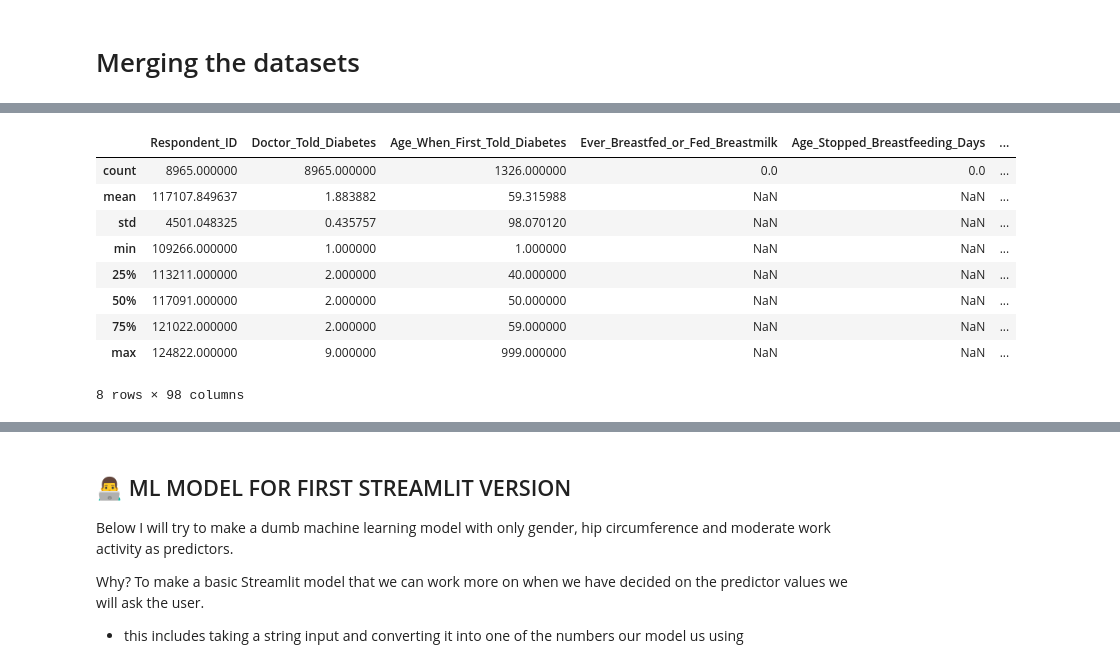
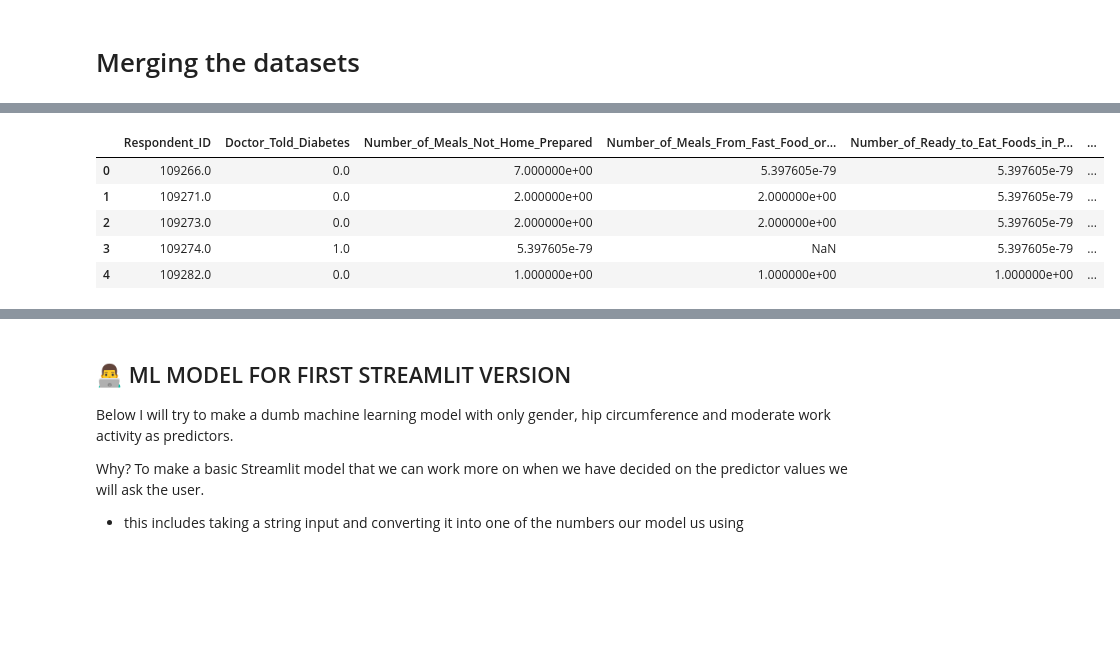
Before and after one commit to Myokom/MDST_Project, a Jupyter notebook: Diabetes.ipynb, the cells around one changed output, grey strips where cells are left out. Drawn from its saved outputs; the diff is of its cells as text; code cells hidden in the pictures; blank space fills up the shorter version.

Commit message:
Working on the prediction model, mostly picking columns in prep for creating new ML models

```diff
--- a/Diabetes.ipynb
+++ b/Diabetes.ipynb
@@ -264,9 +257,37 @@ df_diabetes = df_diabetes[columns_to_keep_diabetes]
 # %%
-# DEMO
+# DEMO DROPPING
 
-columns_to_keep_activity = ['Respondent_ID', 'Gender', 'Age_Years_Screening', 'Race_Hispanic_Origin_with_NH_Asian', 'Country_of_Birth']
+columns_to_keep_demo = ['Respondent_ID',
+                            'Gender',
+                            'Age_Years',
+                            'Race_Hispanic_Origin_with_NH_Asian']
 
-df_demo = df_demo[columns_to_keep_activity]
+df_demo = df_demo[columns_to_keep_demo]
+# %%
+# ACTIVITY DROPPING
+
+columns_to_keep_activity = ["Respondent_ID",
+                            'Vigorous work activity',
+                            'Walk or bicycle',
+                            'Vigorous recreational activities']
+
+df_activity = df_activity[columns_to_keep_activity]
+# %%
+# BODY MEASUREMENTS DROPPING
+
+columns_to_keep_body = ["Respondent_ID",
+                        'Body Mass Index (kg/m**2)',
+                        'Waist Circumference (cm)',
+                        'Hip Circumference (cm)']
+
+df_body = df_body[columns_to_keep_body]
+# %%
+columns_to_keep_alc = ["Respondent_ID",
+                       'Past 12 Months Frequency of Drinking Alcoholic Beverages']
+
+df_alc = df_alc[columns_to_keep_alc]
+
+df_alc = df_alc[df_alc['Past 12 Months Frequency of Drinking Alcoholic Beverages'].isin([77, 99]) == False]
 # %% [markdown]
 # Merging the datasets
 # %%
@@ -323,13 +344,9 @@ memory usage: 6.7 MB
 # %%
-df_merged.describe()
+df_merged.head()
 # %% [output]
-|  | Respondent_ID | Doctor_Told_Diabetes | Age_When_First_Told_Diabetes | Ever_Breastfed_or_Fed_Breastmilk | Age_Stopped_Breastfeeding_Days | ... |
-| count | 8965.000000 | 8965.000000 | 1326.000000 | 0.0 | 0.0 | ... |
-| mean | 117107.849637 | 1.883882 | 59.315988 | NaN | NaN | ... |
-| std | 4501.048325 | 0.435757 | 98.070120 | NaN | NaN | ... |
-| min | 109266.000000 | 1.000000 | 1.000000 | NaN | NaN | ... |
-| 25% | 113211.000000 | 2.000000 | 40.000000 | NaN | NaN | ... |
-| 50% | 117091.000000 | 2.000000 | 50.000000 | NaN | NaN | ... |
-| 75% | 121022.000000 | 2.000000 | 59.000000 | NaN | NaN | ... |
-| max | 124822.000000 | 9.000000 | 999.000000 | NaN | NaN | ... |
+|  | Respondent_ID | Doctor_Told_Diabetes | Number_of_Meals_Not_Home_Prepared | Number_of_Meals_From_Fast_Food_or... | Number_of_Ready_to_Eat_Foods_in_P... | ... |
+| 0 | 109266.0 | 0.0 | 7.000000e+00 | 5.397605e-79 | 5.397605e-79 | ... |
+| 1 | 109271.0 | 0.0 | 2.000000e+00 | 2.000000e+00 | 5.397605e-79 | ... |
+| 2 | 109273.0 | 0.0 | 2.000000e+00 | 2.000000e+00 | 5.397605e-79 | ... |
+| 3 | 109274.0 | 1.0 | 5.397605e-79 | NaN | 5.397605e-79 | ... |
+| 4 | 109282.0 | 0.0 | 1.000000e+00 | 1.000000e+00 | 1.000000e+00 | ... |
-8 rows × 98 columns
```
Also changed, not shown: parts of 19 cells of this notebook, 5 other files.
